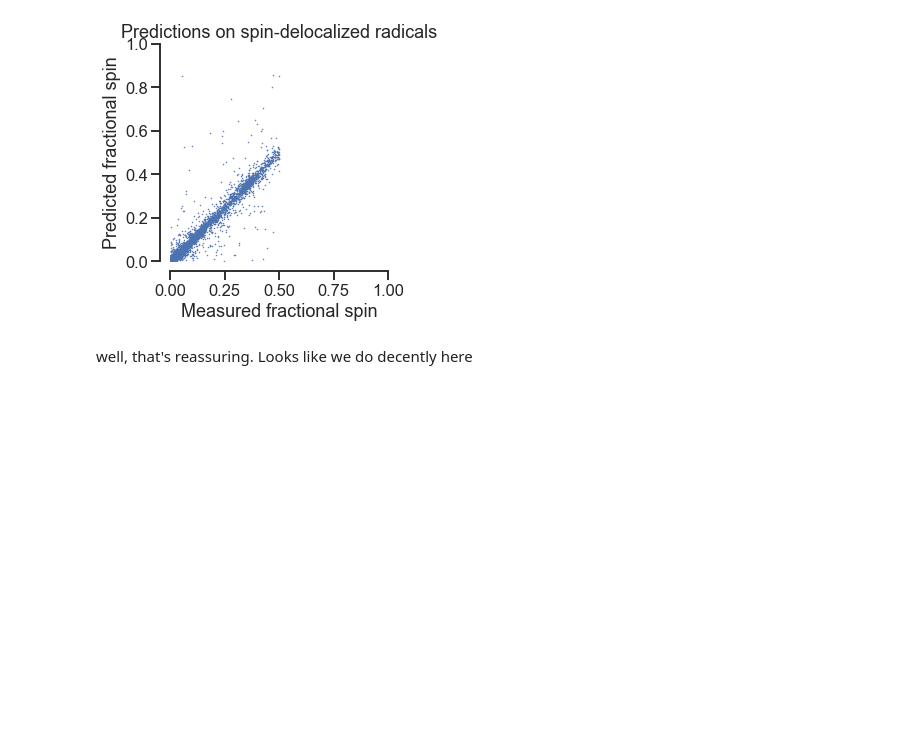
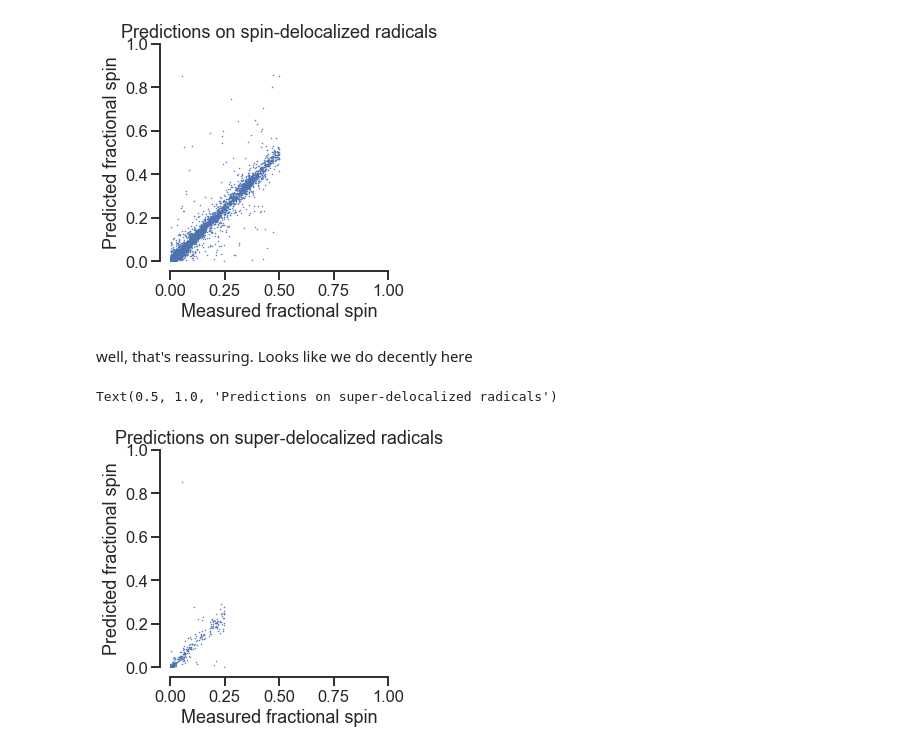
Before and after one commit to shreesowndarya/spin_gnn, a Jupyter notebook: plot_test.ipynb, the cells around one changed output. Drawn from its saved outputs; the diff is of its cells as text; code cells hidden in the pictures; blank space fills up the shorter version.

Commit message:
adding prediction of super delocalized radicals

```diff
--- a/plot_test.ipynb
+++ b/plot_test.ipynb
@@ -314,3 +314,20 @@ Text(0.5, 1.0, 'Predictions on spin-delocalized radicals')
 [figure]
 # %% [markdown]
 well, that's reassuring. Looks like we do decently here
+# %%
+delocalized = cdf_test_merged[cdf_test_merged.smiles.isin(max_spin_by_mol[max_spin_by_mol < 0.25].index)]
+
+cdf_subset = cdf_test_merged[cdf_test_merged.smiles.isin(unique_mols[is_carboxylic_acid])]
+
+fig = plt.figure(figsize=(4,4))
+ax = fig.add_subplot(111, aspect='equal')
+ax.plot(delocalized.fractional_spin, delocalized.predicted_fractional_spin, '.', ms=1)
+ax.set_xlim([0, 1])
+ax.set_ylim([0, 1])
+sns.despine(trim=True, offset=10)
+ax.set_xlabel('Measured fractional spin')
+ax.set_ylabel('Predicted fractional spin')
+ax.set_title('Predictions on super-delocalized radicals')
+# %% [output]
+Text(0.5, 1.0, 'Predictions on super-delocalized radicals')
+[figure, added]
```
Also changed, not shown: parts of 2 cells of this notebook.
